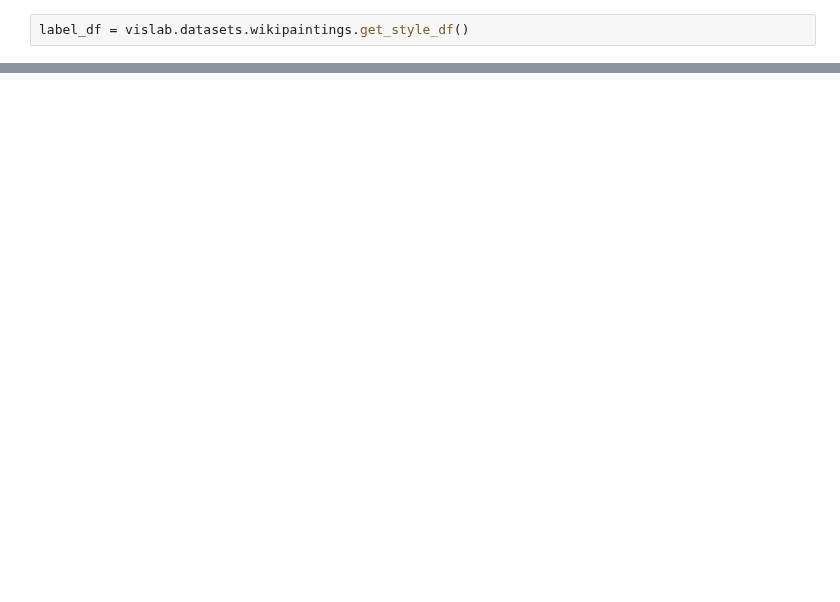
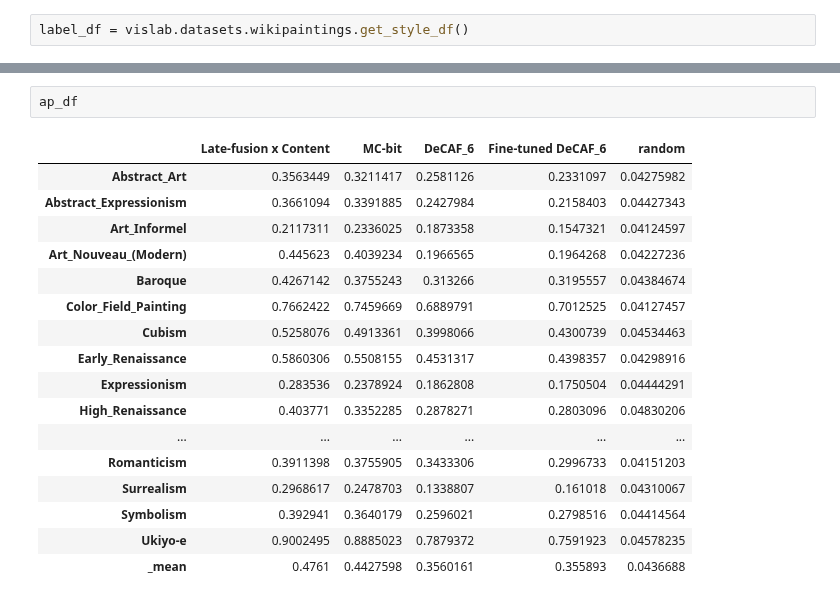
Before and after one commit to sergeyk/vislab, a Jupyter notebook: notebooks/wikipaintings results.ipynb, the cells around one changed output, grey strips where cells are left out. Saved outputs shown, nothing was run; the diff lists cells and outputs as text; blank space fills up the shorter version.

```diff
--- a/notebooks/wikipaintings results.ipynb
+++ b/notebooks/wikipaintings results.ipynb
@@ -91,0 +111,20 @@ mc_metrics['ap_df']
+# %%
+ap_df
+# %% [output]
+|  | Late-fusion x Content | MC-bit | DeCAF_6 | Fine-tuned DeCAF_6 | random |
+| Abstract_Art | 0.3563449 | 0.3211417 | 0.2581126 | 0.2331097 | 0.04275982 |
+| Abstract_Expressionism | 0.3661094 | 0.3391885 | 0.2427984 | 0.2158403 | 0.04427343 |
+| Art_Informel | 0.2117311 | 0.2336025 | 0.1873358 | 0.1547321 | 0.04124597 |
+| Art_Nouveau_(Modern) | 0.445623 | 0.4039234 | 0.1966565 | 0.1964268 | 0.04227236 |
+| Baroque | 0.4267142 | 0.3755243 | 0.313266 | 0.3195557 | 0.04384674 |
+| Color_Field_Painting | 0.7662422 | 0.7459669 | 0.6889791 | 0.7012525 | 0.04127457 |
+| Cubism | 0.5258076 | 0.4913361 | 0.3998066 | 0.4300739 | 0.04534463 |
+| Early_Renaissance | 0.5860306 | 0.5508155 | 0.4531317 | 0.4398357 | 0.04298916 |
+| Expressionism | 0.283536 | 0.2378924 | 0.1862808 | 0.1750504 | 0.04444291 |
+| High_Renaissance | 0.403771 | 0.3352285 | 0.2878271 | 0.2803096 | 0.04830206 |
+| ... | ... | ... | ... | ... | ... |
+| Romanticism | 0.3911398 | 0.3755905 | 0.3433306 | 0.2996733 | 0.04151203 |
+| Surrealism | 0.2968617 | 0.2478703 | 0.1338807 | 0.161018 | 0.04310067 |
+| Symbolism | 0.392941 | 0.3640179 | 0.2596021 | 0.2798516 | 0.04414564 |
+| Ukiyo-e | 0.9002495 | 0.8885023 | 0.7879372 | 0.7591923 | 0.04578235 |
+| _mean | 0.4761 | 0.4427598 | 0.3560161 | 0.355893 | 0.0436688 |
```
Also changed, not shown: parts of 10 cells of this notebook, 16 other files.
